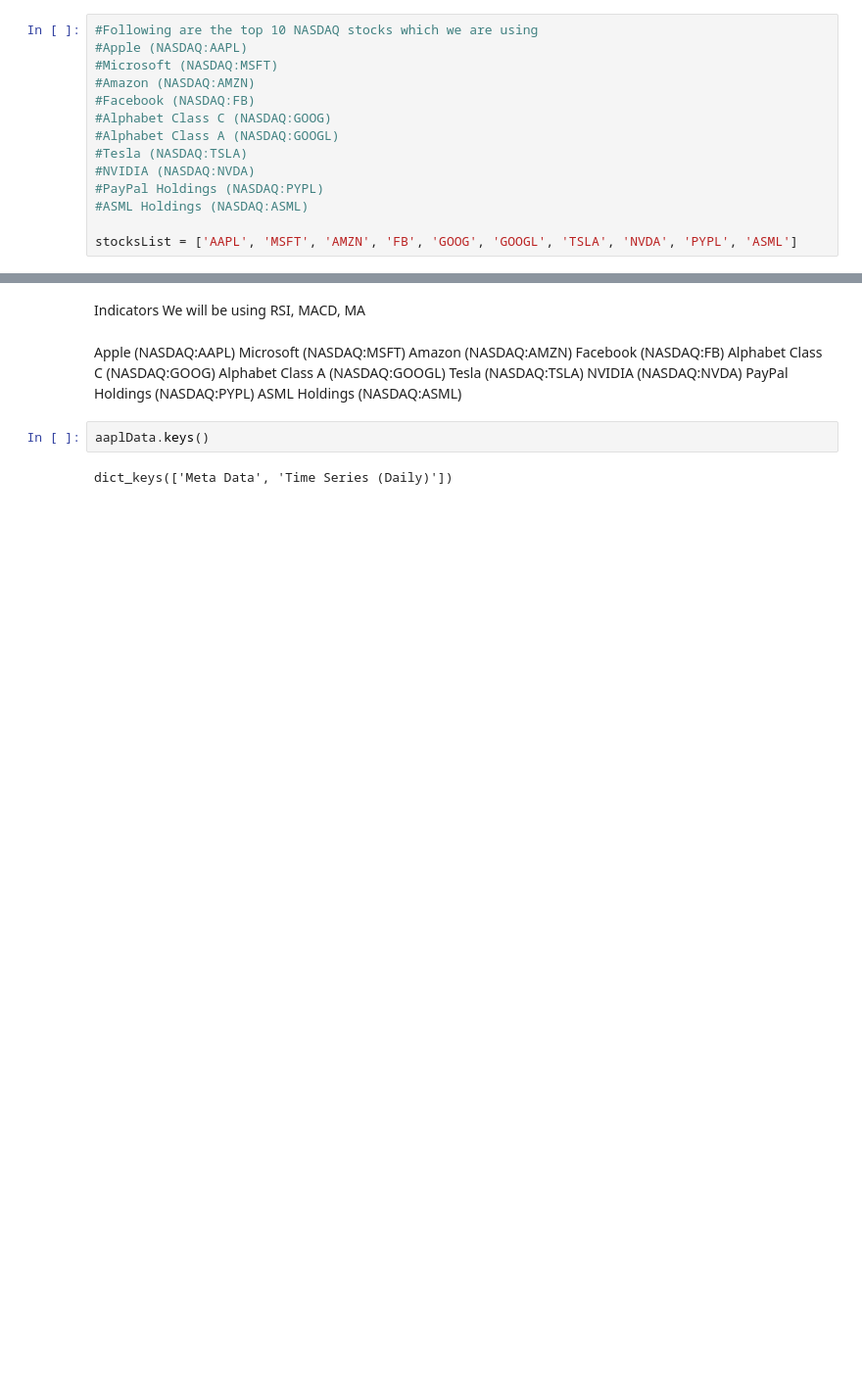
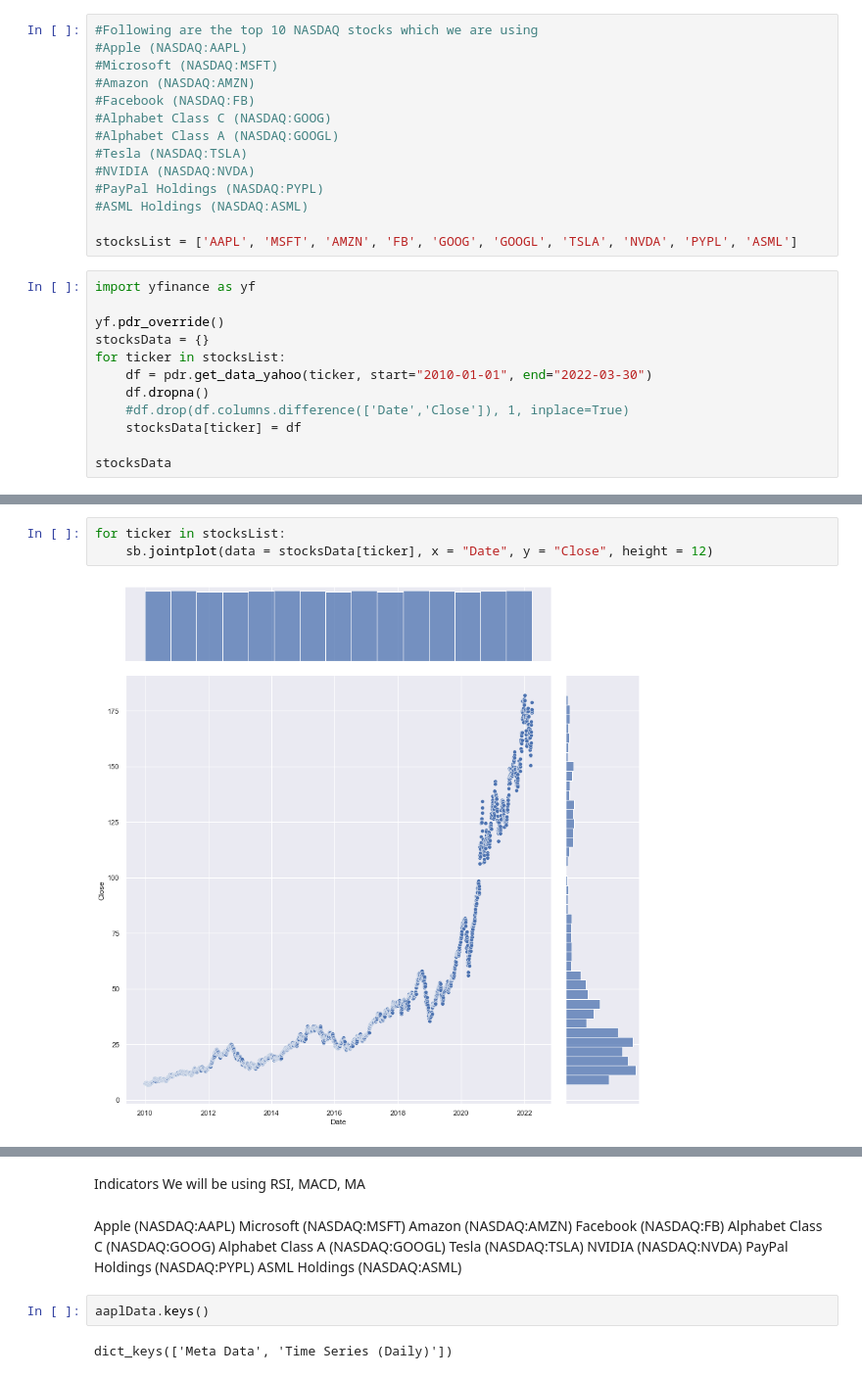
Before and after one commit to nobeeeeel/DSAI, a Jupyter notebook: stockTraderML.ipynb, the cells around one changed output, grey strips where cells are left out. Shown at 98% size. Cells and saved outputs as stored; diff of their text form; blank space fills up the shorter version.

```diff
--- a/stockTraderML.ipynb
+++ b/stockTraderML.ipynb
@@ -12,3 +19,15 @@
 #ASML Holdings (NASDAQ:ASML)
 
 stocksList = ['AAPL', 'MSFT', 'AMZN', 'FB', 'GOOG', 'GOOGL', 'TSLA', 'NVDA', 'PYPL', 'ASML']
+# %%
+import yfinance as yf
+
+yf.pdr_override()
+stocksData = {}
+for ticker in stocksList:
+    df = pdr.get_data_yahoo(ticker, start="2010-01-01", end="2022-03-30")
+    df.dropna()
+    #df.drop(df.columns.difference(['Date','Close']), 1, inplace=True)
+    stocksData[ticker] = df
+
+stocksData
@@ -14,0 +62,5 @@ stocksList = ['AAPL', 'MSFT', 'AMZN', 'FB', 'GOOG', 'GOOGL', 'TSLA', 'NVDA', 'PY
+# %%
+for ticker in stocksList:
+    sb.jointplot(data = stocksData[ticker], x = "Date", y = "Close", height = 12)
+# %% [output]
+[figure, added]
```
Also changed, not shown: parts of 6 cells of this notebook.
